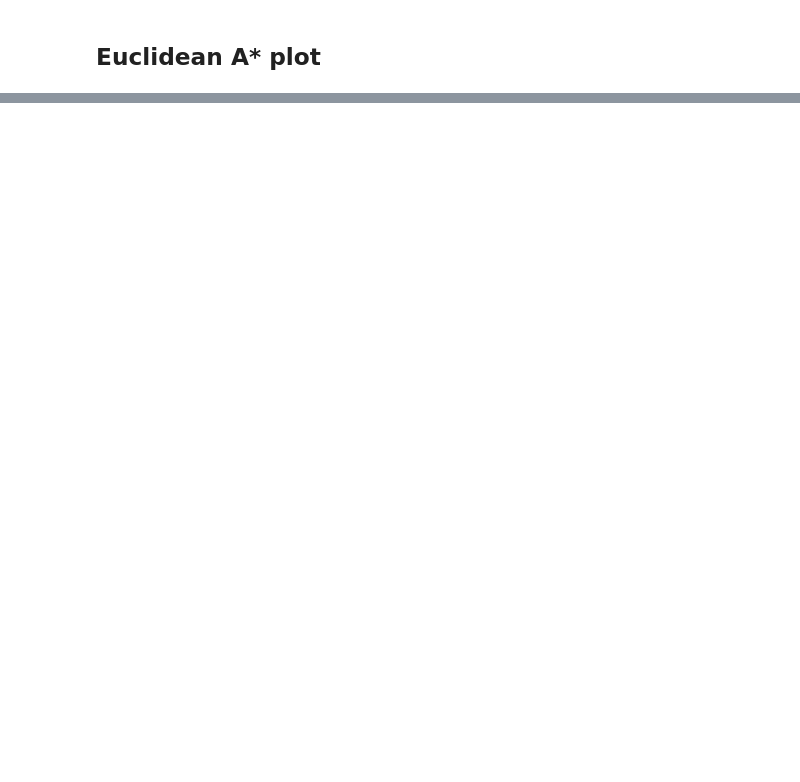
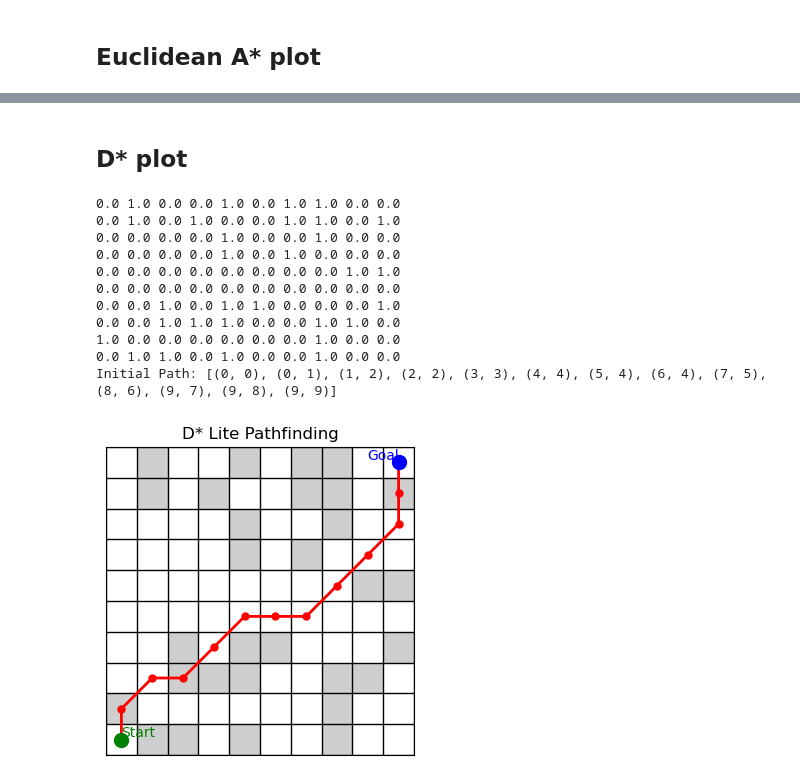
Before and after one commit to tomHep10/HeepsInTheHeaps, a Jupyter notebook: plots.ipynb, the cells around one changed output, grey strips where cells are left out. Saved outputs shown, nothing was run; the diff lists cells and outputs as text; code cells hidden in the pictures; blank space fills up the shorter version.

```diff
--- a/plots.ipynb
+++ b/plots.ipynb
@@ -34,0 +37,24 @@ eu.plotGrid()
+# %% [markdown]
+## D* plot
+# %%
+d = pathGraph.pathGraph()
+
+# Create and assign a grid for D* Lite
+d._createDStarGraph(10, 10)
+
+# Run D* Lite
+d.shortestDynamicPath(start=(0, 0), end=(9, 9), grid=d.dStarGraph)
+d.plotDGrid()
+# %% [output]
+0.0 1.0 0.0 0.0 1.0 0.0 1.0 1.0 0.0 0.0
+0.0 1.0 0.0 1.0 0.0 0.0 1.0 1.0 0.0 1.0
+0.0 0.0 0.0 0.0 1.0 0.0 0.0 1.0 0.0 0.0
+0.0 0.0 0.0 0.0 1.0 0.0 1.0 0.0 0.0 0.0
+0.0 0.0 0.0 0.0 0.0 0.0 0.0 0.0 1.0 1.0
+0.0 0.0 0.0 0.0 0.0 0.0 0.0 0.0 0.0 0.0
+0.0 0.0 1.0 0.0 1.0 1.0 0.0 0.0 0.0 1.0
+0.0 0.0 1.0 1.0 1.0 0.0 0.0 1.0 1.0 0.0
+1.0 0.0 0.0 0.0 0.0 0.0 0.0 1.0 0.0 0.0
+0.0 1.0 1.0 0.0 1.0 0.0 0.0 1.0 0.0 0.0
+Initial Path: [(0, 0), (0, 1), (1, 2), (2, 2), (3, 3), (4, 4), (5, 4), (6, 4), (7, 5), (8, 6), (9, 7), (9, 8), (9, 9)]
+[figure, added]
```
Also changed, not shown: parts of 3 cells of this notebook, 1 other file.
